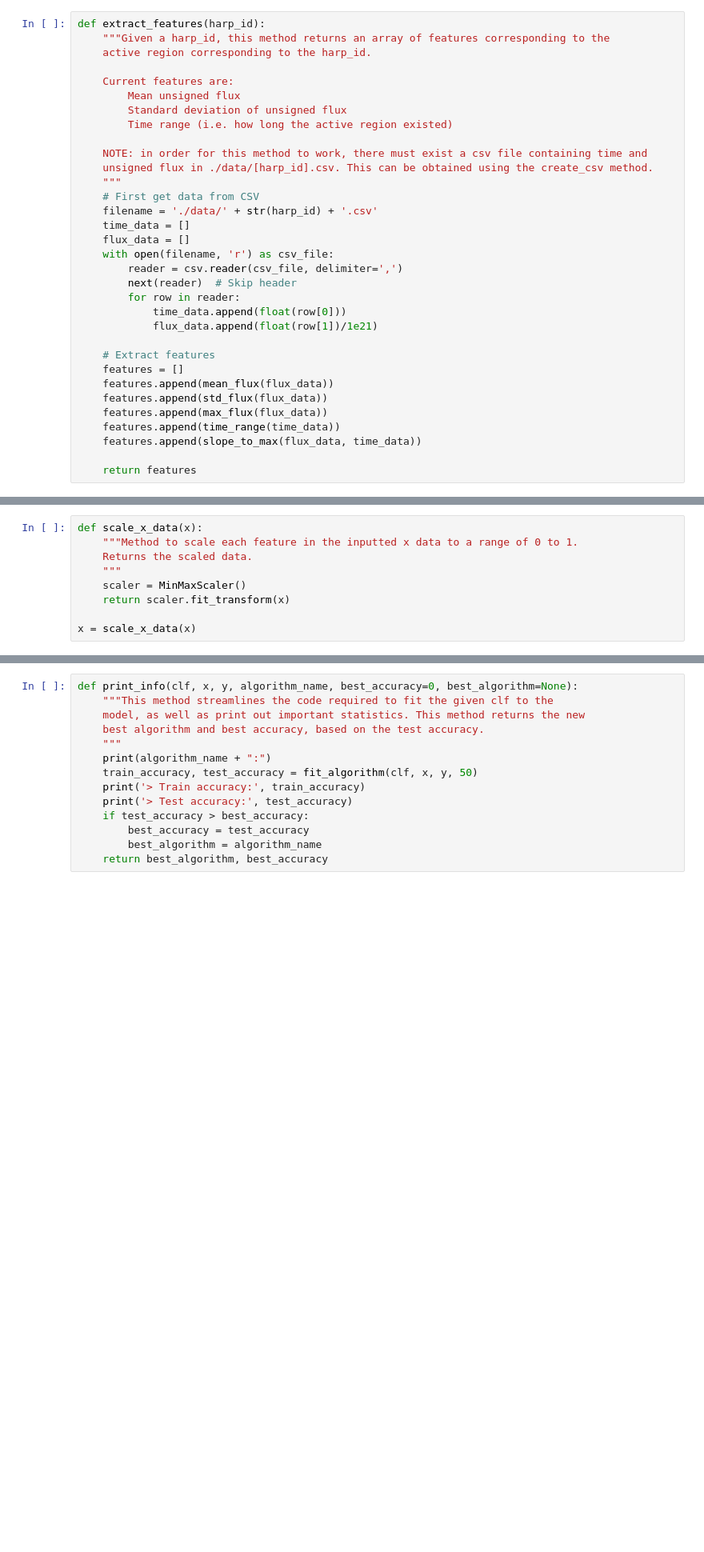
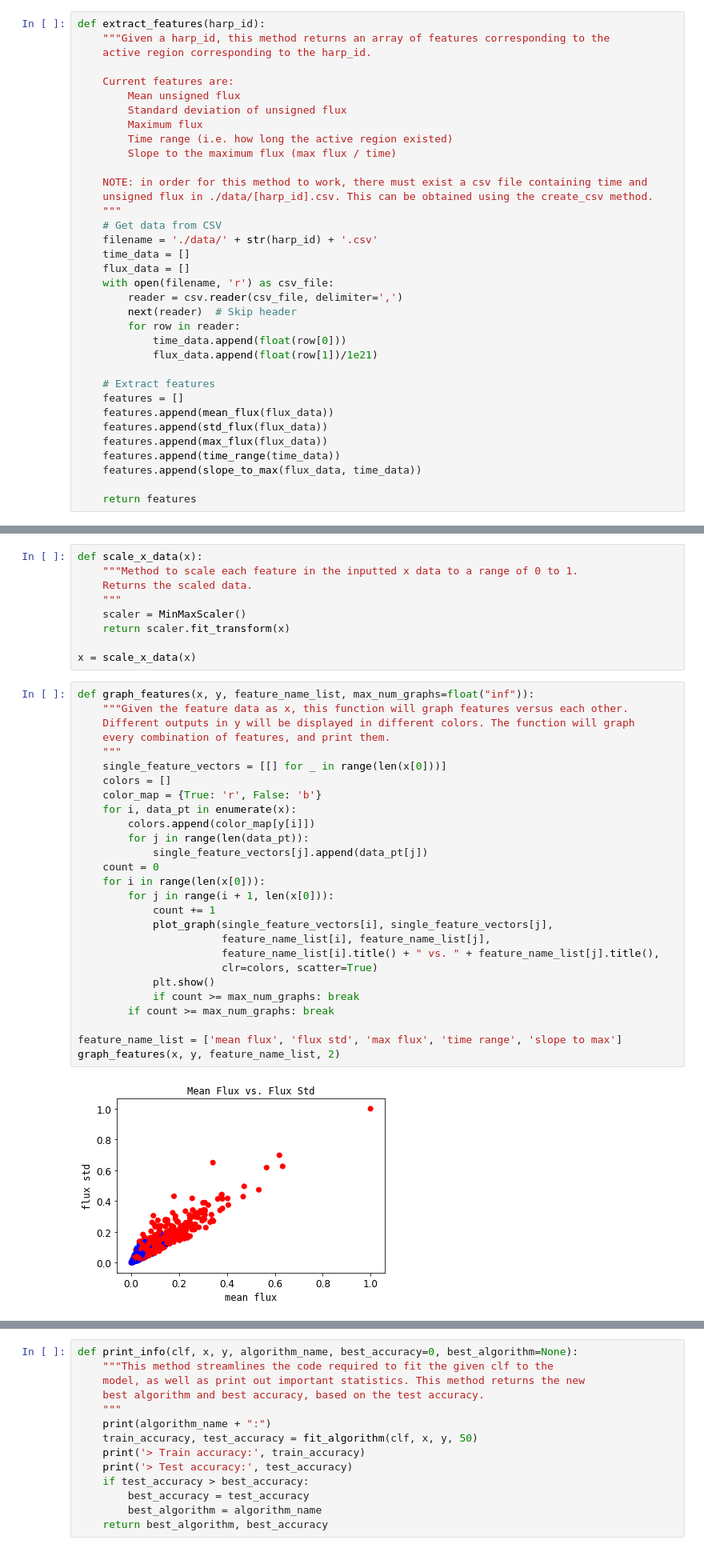
Before and after one commit to lucaspauker/hmi-time-series-analysis, a Jupyter notebook: data_gathering.ipynb, the cells around one changed output, grey strips where cells are left out. Shown: that part at 80% size. Saved outputs shown, nothing was run; the diff lists cells and outputs as text; blank space fills up the shorter version.

```diff
--- a/data_gathering.ipynb
+++ b/data_gathering.ipynb
@@ -239,12 +328,14 @@ def extract_features(harp_id):
     Current features are:
         Mean unsigned flux
         Standard deviation of unsigned flux
+        Maximum flux
         Time range (i.e. how long the active region existed)
+        Slope to the maximum flux (max flux / time)
 
     NOTE: in order for this method to work, there must exist a csv file containing time and
     unsigned flux in ./data/[harp_id].csv. This can be obtained using the create_csv method.
     """
-    # First get data from CSV
+    # Get data from CSV
     filename = './data/' + str(harp_id) + '.csv'
     time_data = []
     flux_data = []
@@ -291,3 +382,32 @@ def scale_x_data(x):
     return scaler.fit_transform(x)
 
 x = scale_x_data(x)
+# %%
+def graph_features(x, y, feature_name_list, max_num_graphs=float("inf")):
+    """Given the feature data as x, this function will graph features versus each other.
+    Different outputs in y will be displayed in different colors. The function will graph
+    every combination of features, and print them.
+    """
+    single_feature_vectors = [[] for _ in range(len(x[0]))]
+    colors = []
+    color_map = {True: 'r', False: 'b'}
+    for i, data_pt in enumerate(x):
+        colors.append(color_map[y[i]])
+        for j in range(len(data_pt)):
+            single_feature_vectors[j].append(data_pt[j])
+    count = 0
+    for i in range(len(x[0])):
+        for j in range(i + 1, len(x[0])):
+            count += 1
+            plot_graph(single_feature_vectors[i], single_feature_vectors[j],
+                       feature_name_list[i], feature_name_list[j],
+                       feature_name_list[i].title() + " vs. " + feature_name_list[j].title(),
+                       clr=colors, scatter=True)
+            plt.show()
+            if count >= max_num_graphs: break
+        if count >= max_num_graphs: break
+
+feature_name_list = ['mean flux', 'flux std', 'max flux', 'time range', 'slope to max']
+graph_features(x, y, feature_name_list, 2)
+# %% [output]
+[figure, added]
```
Also changed, not shown: parts of 11 cells of this notebook.
